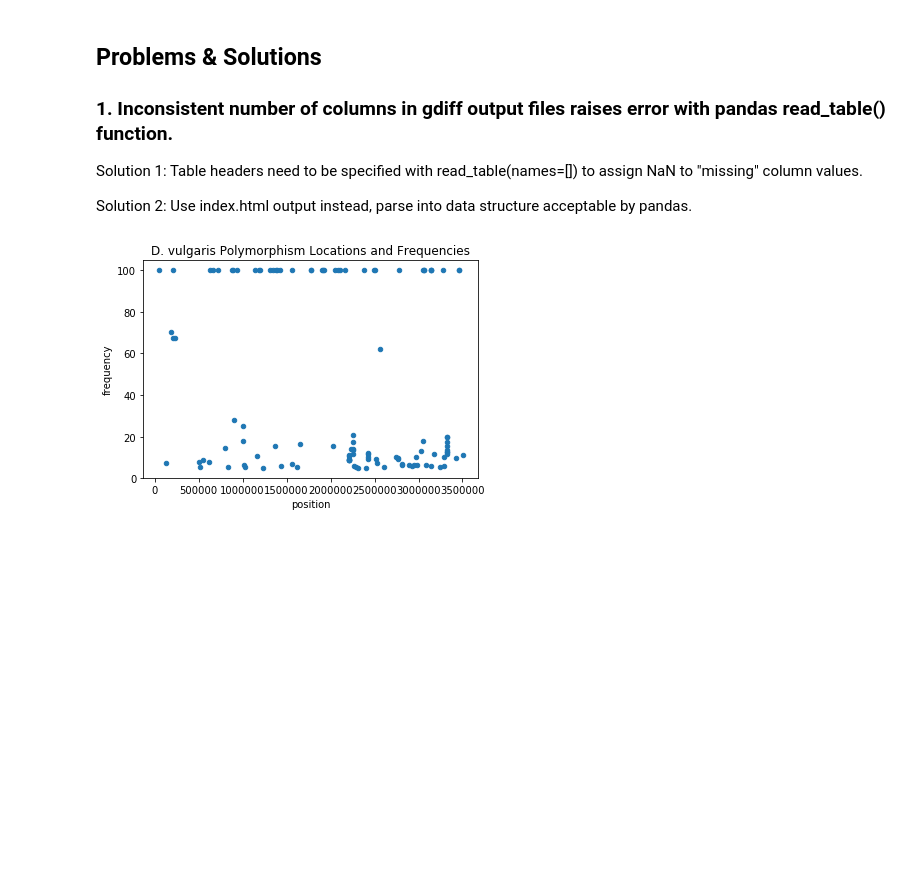
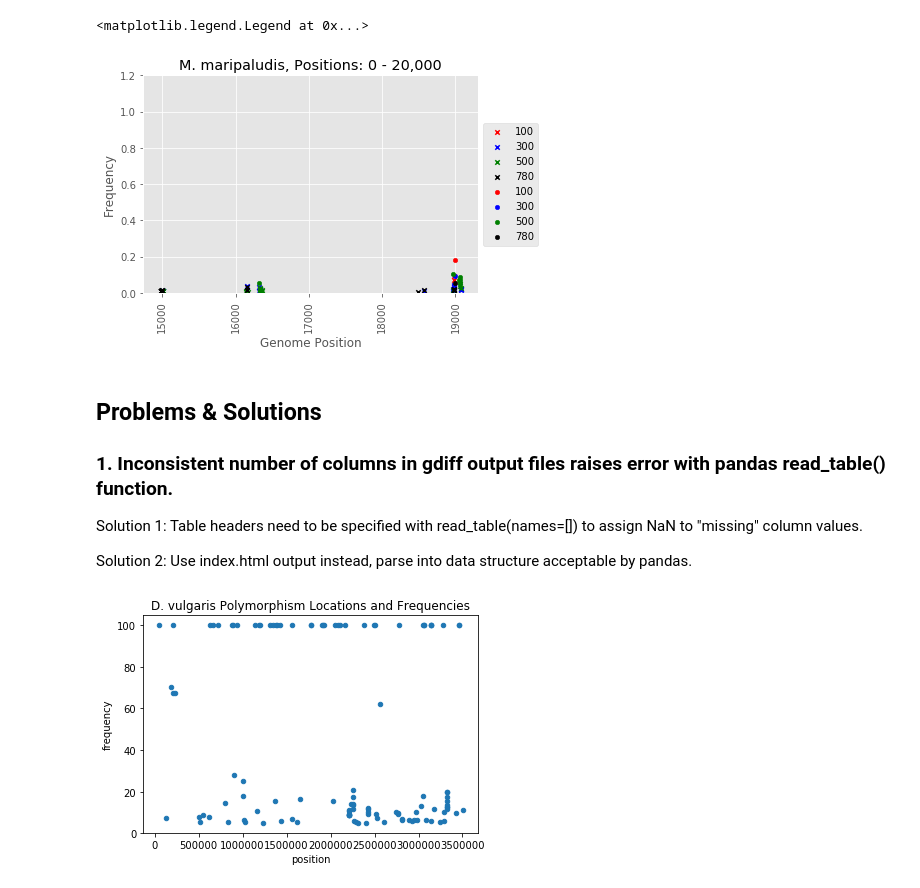
Before and after one commit to yeemey/scriptingProjects, a Jupyter notebook: python/mutationTimeSeries.ipynb, the cells around one changed output. Cells and saved outputs as stored; diff of their text form; code cells hidden in the pictures; blank space fills up the shorter version.

```diff
--- a/python/mutationTimeSeries.ipynb
+++ b/python/mutationTimeSeries.ipynb
@@ -120,3 +107,24 @@ DvH_UA3_pos['frequency']
+# %%
+#zoom in on MmS2 first 20,000 bases
+MmS2_UA3_rejected_20k = MmS2_UA3_rejected[MmS2_UA3_rejected[4] <= 20000]
+MmS2_UA3_accepted_20k = MmS2_UA3_nonzero[(MmS2_UA3_nonzero[4] <= 20000) & (MmS2_UA3_nonzero['reject'] == '')]
+MmS2_UA3_rejected_20k_gen = MmS2_UA3_rejected_20k.groupby('generation')
+MmS2_UA3_accepted_20k_gen = MmS2_UA3_accepted_20k.groupby('generation')
+
+fig, ax = plt.subplots()
+#plot rejected and accepted polymorphisms
+for generation, mut in MmS2_UA3_rejected_20k_gen:
+    mut.plot.scatter(x = 4, y = 'frequency', rot=90, ax = ax, label = generation, color = colors[generation], marker = 'x')
+for generation, mut in MmS2_UA3_accepted_20k_gen:
+    mut.plot.scatter(x = 4, y = 'frequency', rot=90, ax = ax, label = generation, color = colors[generation], marker = 'o')
+plt.title('M. maripaludis, Positions: 0 - 20,000')
+plt.xlabel('Genome Position')
+plt.ylabel('Frequency')
+plt.ylim(0,1.2)
+plt.legend(loc='center left', bbox_to_anchor=(1.0, 0.5))
+# %% [output]
+<matplotlib.legend.Legend at 0x...>
+[figure, added]
 # %% [markdown]
 ## Problems & Solutions
 ### 1. Inconsistent number of columns in gdiff output files raises error with pandas read_table() function.
```
Also changed, not shown: parts of 10 cells of this notebook.
